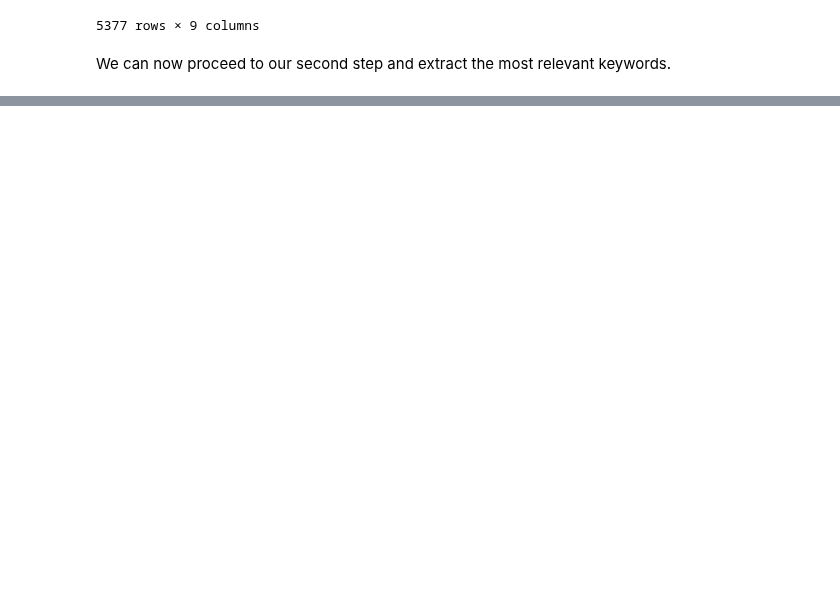
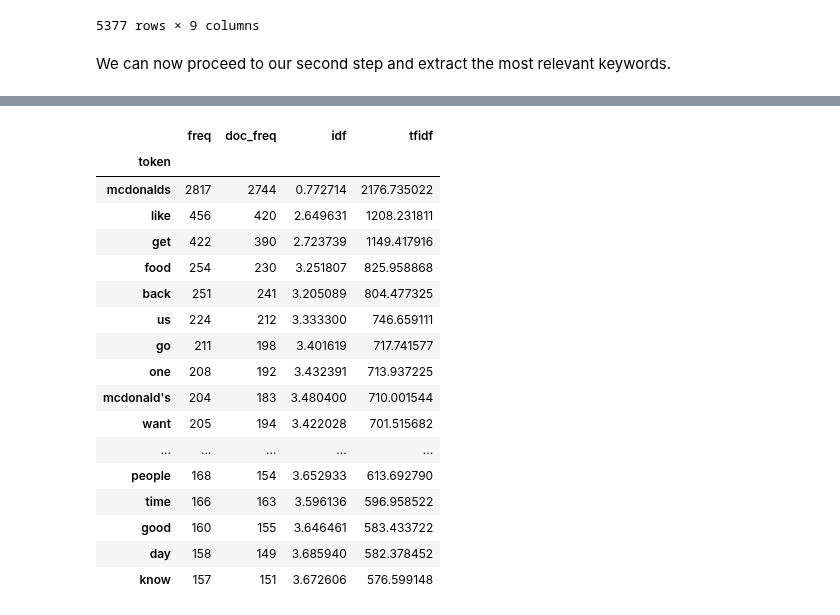
Before and after one commit to polltter/share, a Jupyter notebook: notebooks/kw_extraction.ipynb, the cells around one changed output, grey strips where cells are left out. Cells and saved outputs as stored; diff of their text form; code cells hidden in the pictures; blank space fills up the shorter version.

Commit message:
update keyword extraction - compute tf-idf: #12

```diff
--- a/notebooks/kw_extraction.ipynb
+++ b/notebooks/kw_extraction.ipynb
@@ -300,0 +306,22 @@ We should also have in mind that we used a very simple query to extract our twee
+# %%
+def compute_idf(df, column='tokens', process_text=None, min_df=1):
+
+    # process text if process_text is not None and update counter
+    def process_update(doc):
+        tokens = doc if process_text is None else process_text(doc)
+        counter.update(set(tokens)) # each token is counted only once per document
+
+    # count tokens
+    counter = Counter()
+    df[column].map(process_update)
+
+    # create data frame and compute idf
+    df_idf = pd.DataFrame.from_dict(counter, orient='index', columns=['doc_freq'])
+    df_idf = df_idf.query('doc_freq >= @min_df') # we are using 1 as default
+    df_idf['idf'] = np.log(len(df)/df_idf['doc_freq']) + 0.1 # see "ideal" value for this additional factor
+    df_idf.index.name = 'token'
+    return df_idf
+# %%
+df_idf = compute_idf(df_en)
+
+df_idf.head()
@@ -300,0 +338,5 @@ We should also have in mind that we used a very simple query to extract our twee
+# %%
+df_freq = df_freq.join(df_idf)
+df_freq['tfidf'] = df_freq['freq'] * df_freq['idf']
+
+df_freq.head()
@@ -300,0 +351,21 @@ We should also have in mind that we used a very simple query to extract our twee
+# %%
+df_freq.sort_values('tfidf', ascending=False).head(20)
+# %% [output]
+|  | freq | doc_freq | idf | tfidf |
+| token |  |  |  |  |
+| mcdonalds | 2817 | 2744 | 0.772714 | 2176.735022 |
+| like | 456 | 420 | 2.649631 | 1208.231811 |
+| get | 422 | 390 | 2.723739 | 1149.417916 |
+| food | 254 | 230 | 3.251807 | 825.958868 |
+| back | 251 | 241 | 3.205089 | 804.477325 |
+| us | 224 | 212 | 3.333300 | 746.659111 |
+| go | 211 | 198 | 3.401619 | 717.741577 |
+| one | 208 | 192 | 3.432391 | 713.937225 |
+| mcdonald's | 204 | 183 | 3.480400 | 710.001544 |
+| want | 205 | 194 | 3.422028 | 701.515682 |
+| ... | ... | ... | ... | ... |
+| people | 168 | 154 | 3.652933 | 613.692790 |
+| time | 166 | 163 | 3.596136 | 596.958522 |
+| good | 160 | 155 | 3.646461 | 583.433722 |
+| day | 158 | 149 | 3.685940 | 582.378452 |
+| know | 157 | 151 | 3.672606 | 576.599148 |
```
Also changed, not shown: parts of 30 cells of this notebook.
